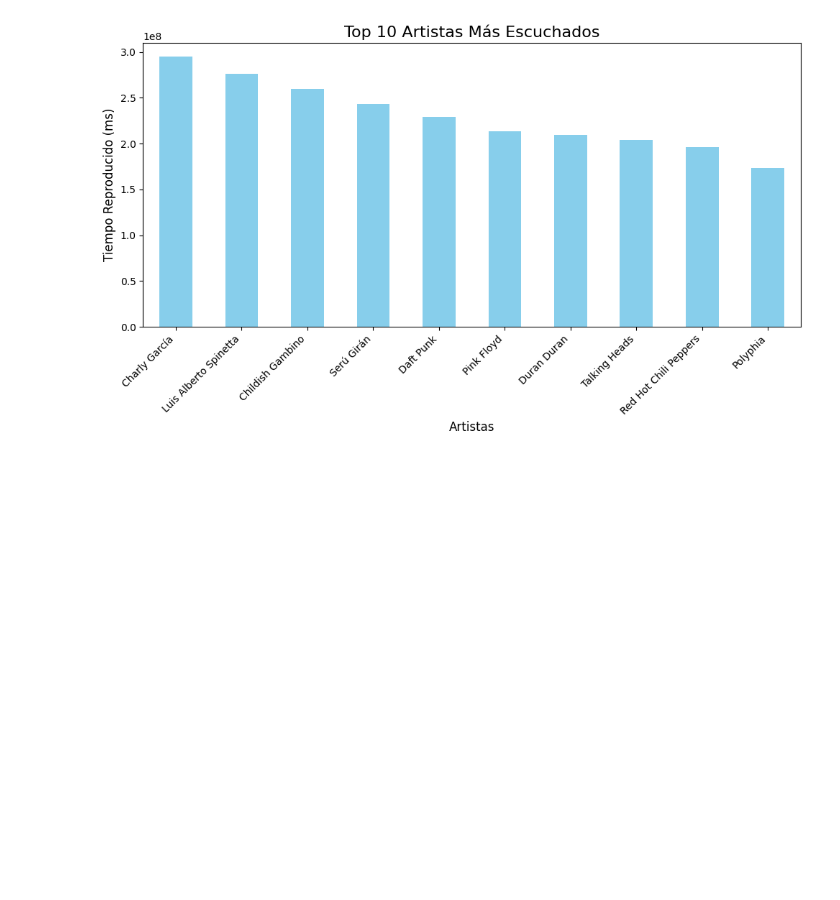
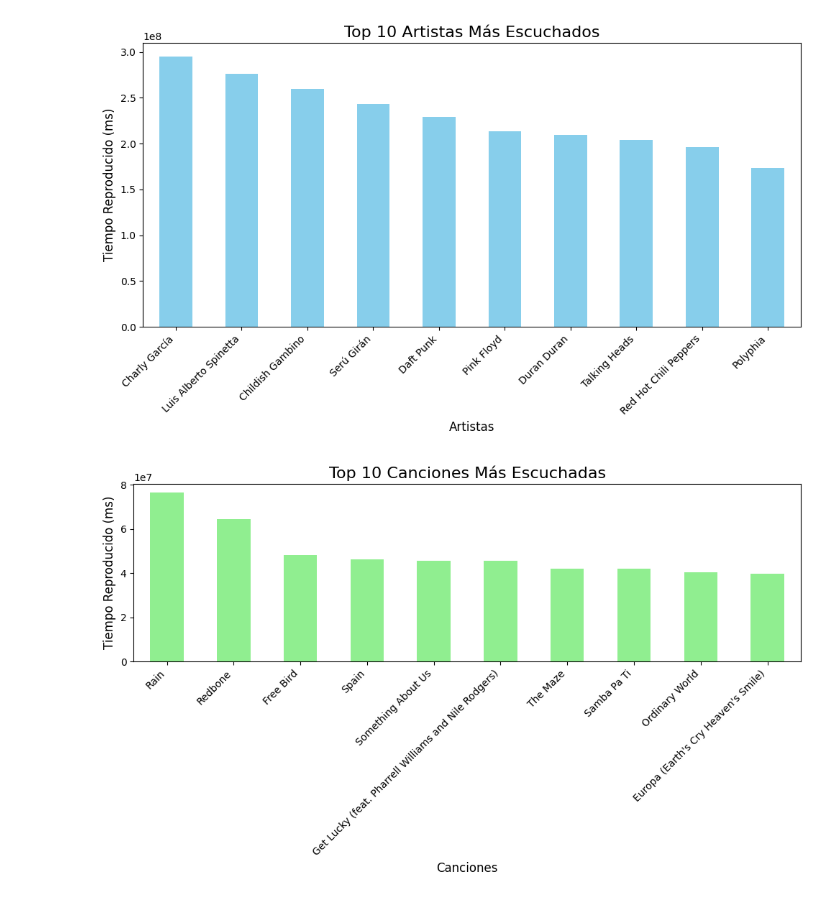
Before and after one commit to benjaiu10/Spotify-Benjamin-Iucht-Manuel-Saadia, a Jupyter notebook: Spotify.ipynb, the cells around one changed output. Cells and saved outputs as stored; diff of their text form; code cells hidden in the pictures; blank space fills up the shorter version.

```diff
--- a/Spotify.ipynb
+++ b/Spotify.ipynb
@@ -69,10 +52,3 @@ offline                                bool
 offline_timestamp                     int64
 is_podcast                             bool
 dtype: object
-# %%
-#¿Que información contiene el dataset? Describir las columnas y los tipos de datos. Pista: ¿Son todas las columnas necesarias para el análisis? ¿Son todos los registros del mismo tipo?
-import pandas as pd
-
-df = pd.read_csv("StreamingHistory_Extended.csv")
-print(df.info())
-print(df.head())
@@ -172,3 +156,20 @@ plt.tight_layout()
 plt.show()
 # %% [output]
 [figure]
+# %%
+#Determinar el top 10 de canciones más escuchadas. Elegir un tipo de gráfico adecuado para visualizar los resultados.
+# Agrupar por canción y sumar el tiempo de reproducción (ms_played)
+top_10_canciones = df.groupby('master_metadata_track_name')['ms_played'].sum().sort_values(ascending=False).head(10)
+# Crear el gráfico de barras
+plt.figure(figsize=(10, 6))
+top_10_canciones.plot(kind='bar', color='lightgreen')
+# Añadir títulos y etiquetas
+plt.title('Top 10 Canciones Más Escuchadas', fontsize=16)
+plt.xlabel('Canciones', fontsize=12)
+plt.ylabel('Tiempo Reproducido (ms)', fontsize=12)
+plt.xticks(rotation=45, ha='right')
+# Mostrar el gráfico
+plt.tight_layout()
+plt.show()
+# %% [output]
+[figure, added]
```
Also changed, not shown: parts of 5 cells of this notebook.
